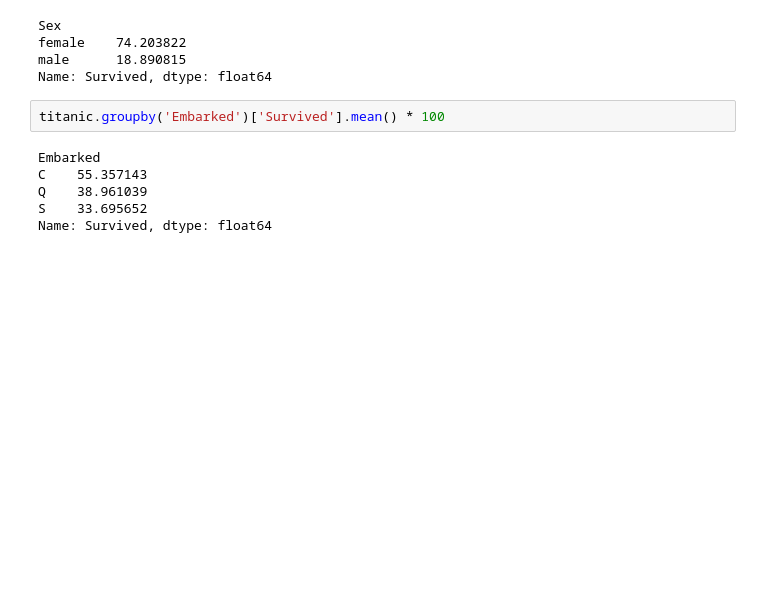
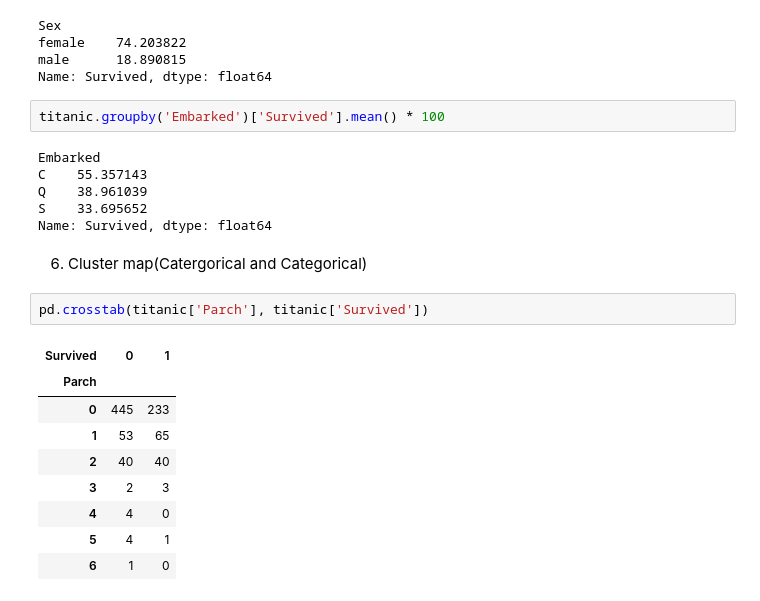
Before and after one commit to hrishavraj89/100_days_of_ml, a Jupyter notebook: bivariate_and_multivariate_analysis.ipynb, the cells around one changed output. Cells and saved outputs as stored; diff of their text form; blank space fills up the shorter version.

```diff
--- a/bivariate_and_multivariate_analysis.ipynb
+++ b/bivariate_and_multivariate_analysis.ipynb
@@ -144,3 +144,17 @@ C    55.357143
 Q    38.961039
 S    33.695652
 Name: Survived, dtype: float64
+# %% [markdown]
+6. Cluster map(Catergorical and Categorical)
+# %%
+pd.crosstab(titanic['Parch'], titanic['Survived'])
+# %% [output]
+| Survived | 0 | 1 |
+| Parch |  |  |
+| 0 | 445 | 233 |
+| 1 | 53 | 65 |
+| 2 | 40 | 40 |
+| 3 | 2 | 3 |
+| 4 | 4 | 0 |
+| 5 | 4 | 1 |
+| 6 | 1 | 0 |
```
Also changed, not shown: parts of 3 cells of this notebook.
